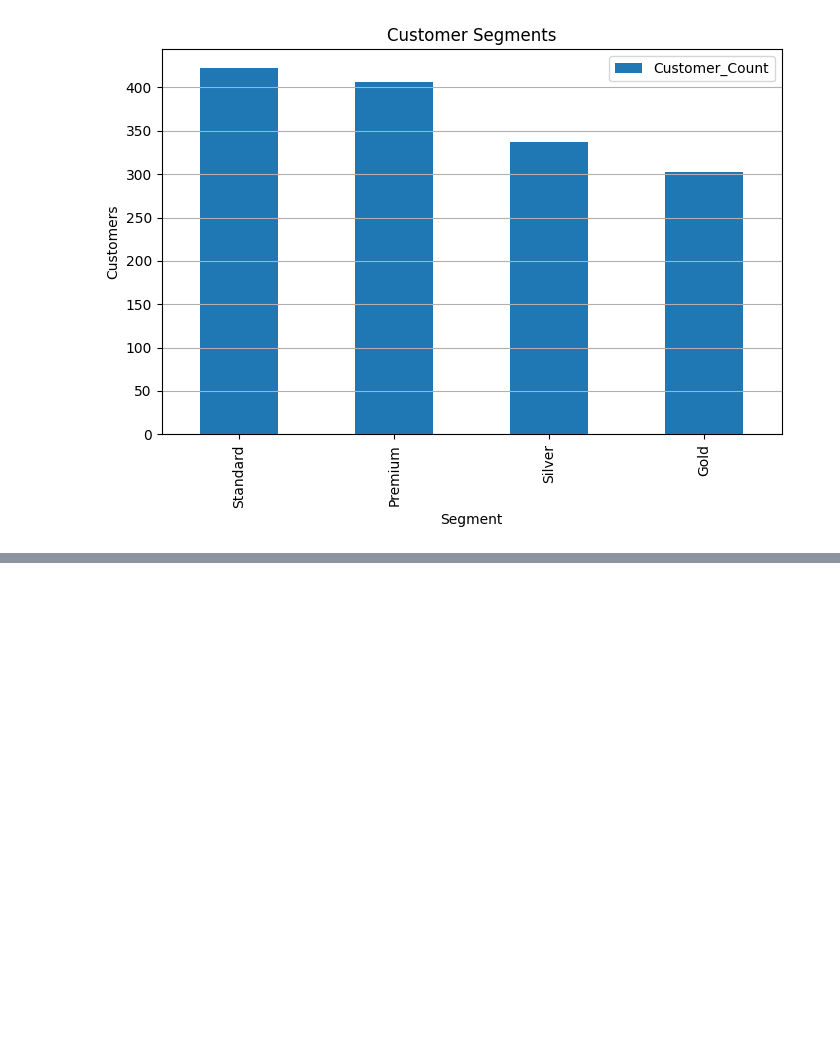
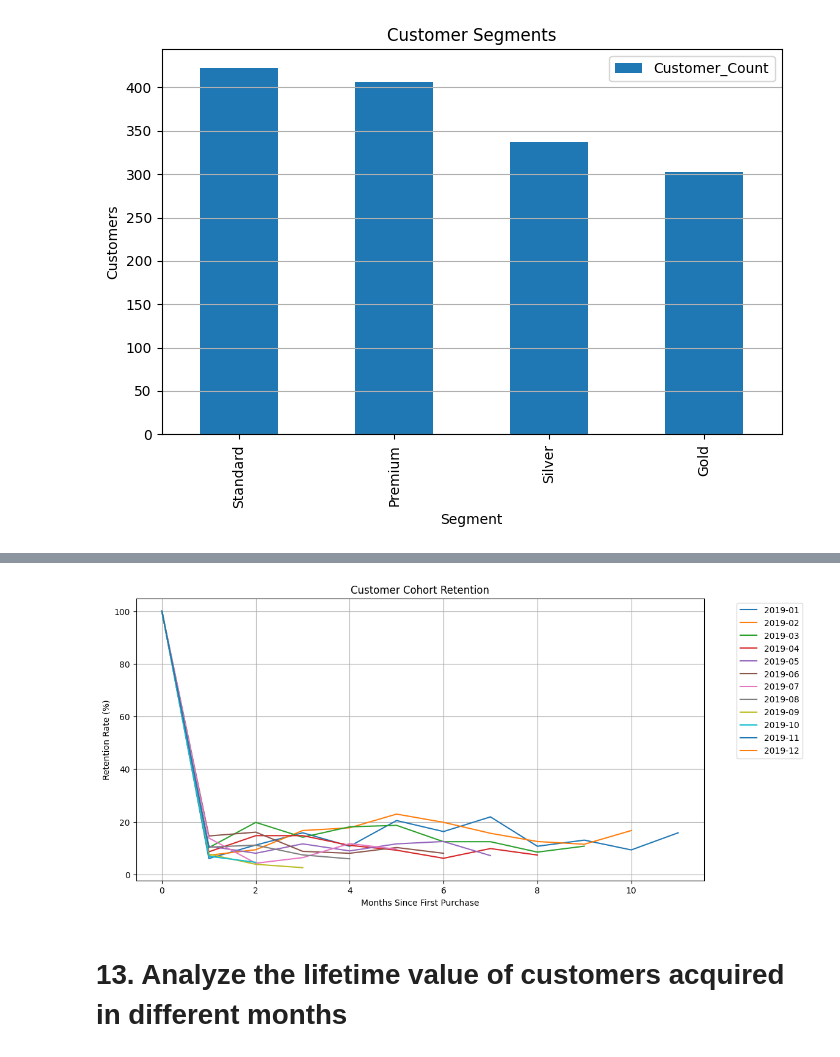
Before and after one commit to anp2/Declarative-Pipeline, a Jupyter notebook: EcommProj.ipynb, the cells around one changed output, grey strips where cells are left out. Drawn from its saved outputs; the diff is of its cells as text; code cells hidden in the pictures; blank space fills up the shorter version.

```diff
--- a/EcommProj.ipynb
+++ b/EcommProj.ipynb
@@ -2695,0 +3010,20 @@ plt.show()
+# %%
+# Create Cohort Table
+
+cohort_table = (
+
+    cohort_counts
+
+    .pivot(
+
+        index='Cohort_Month',
+
+        columns='Cohort_Index',
+
+        values='CustomerID'
+
+    )
+
+)
+
+cohort_table
@@ -2695,0 +3162,40 @@ plt.show()
+# %%
+# Visualize Retention
+
+import matplotlib.pyplot as plt
+
+plt.figure(figsize=(12,6))
+
+for cohort in retention_table.index:
+
+    plt.plot(
+
+        retention_table.columns,
+
+        retention_table.loc[cohort],
+
+        label=str(cohort)
+
+    )
+
+plt.xlabel('Months Since First Purchase')
+
+plt.ylabel('Retention Rate (%)')
+
+plt.title('Customer Cohort Retention')
+
+plt.legend(
+
+    bbox_to_anchor=(1.05,1),
+
+    loc='upper left'
+
+)
+
+plt.grid(True)
+
+plt.show()
+# %% [output]
+[figure, added]
+# %% [markdown]
+# **13. Analyze the lifetime value of customers acquired in different months**
```
Also changed, not shown: parts of 104 cells of this notebook.
